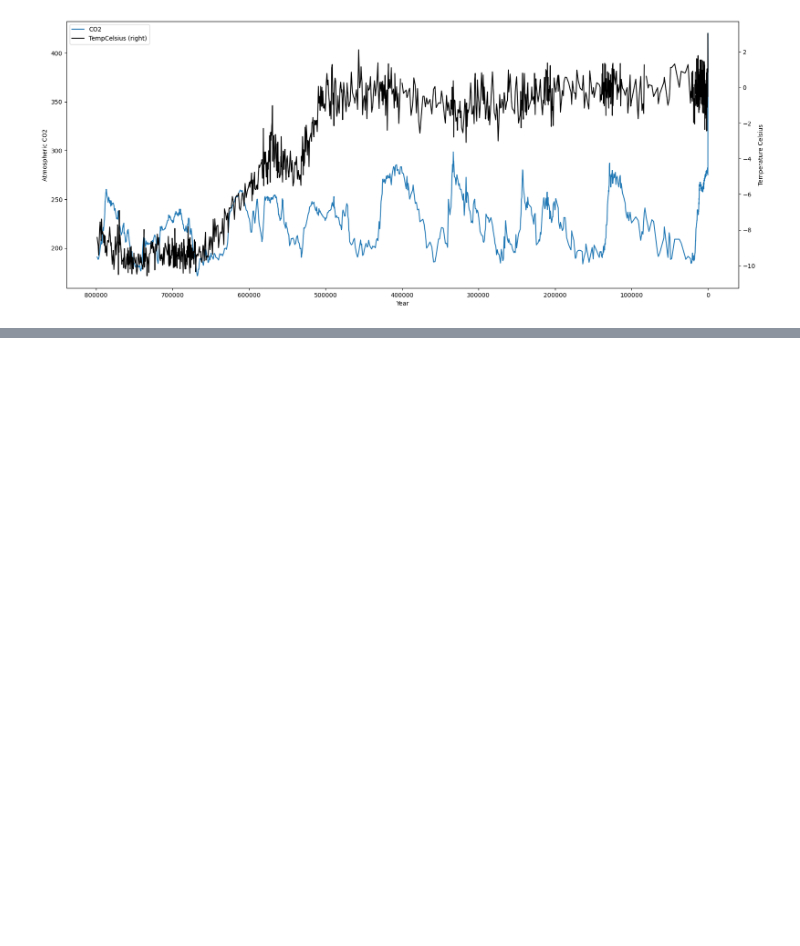
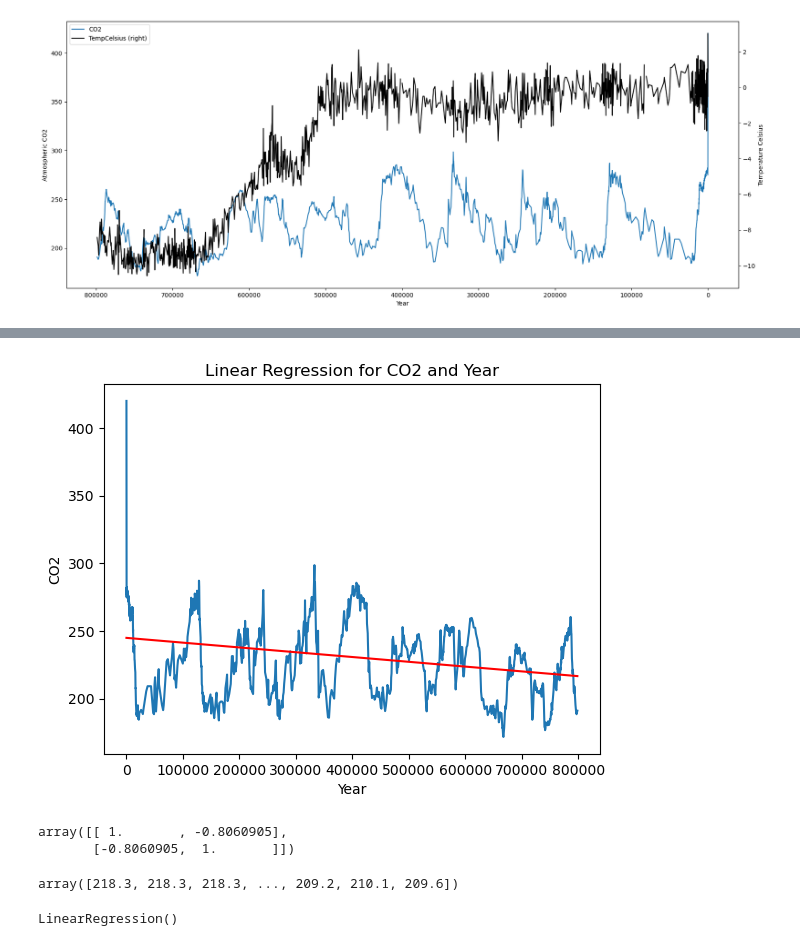
Before and after one commit to mickalleny2k/PfDA_Project2, a Jupyter notebook: project.ipynb, the cells around one changed output, grey strips where cells are left out. Drawn from its saved outputs; the diff is of its cells as text; code cells hidden in the pictures; blank space fills up the shorter version.

```diff
--- a/project.ipynb
+++ b/project.ipynb
@@ -437,0 +484,28 @@ plt.show()
+# %%
+colour="red"
+#plt.scatter(x,y)
+#plt.plot(x,pred_y,colour )
+fig, ax = plt.subplots(1, 1)
+ax.plot(Year,CO2)
+ax.plot(Year,pred_CO2,colour)
+
+# Set title
+ax.set_title("Linear Regression for CO2 and Year")
+
+# adding labels
+ax.set_xlabel('Year')
+ax.set_ylabel('CO2')
+plt.show()
+# %% [output]
+[figure, added]
+# %%
+correlation = np.corrcoef(temp, Year)
+correlation
+# %% [output]
+array([[ 1.       , -0.8060905],
+       [-0.8060905,  1.       ]])
+# %%
+arr_temp = np.array(temp)
+arr_temp
+# %% [output]
+array([218.3, 218.3, 218.3, ..., 209.2, 210.1, 209.6])
@@ -437,0 +514,5 @@ plt.show()
+# %%
+lr = LinearRegression()
+lr.fit(reshape_year,reshape_temp)
+# %% [output]
+LinearRegression()
```
Also changed, not shown: parts of 13 cells of this notebook.
